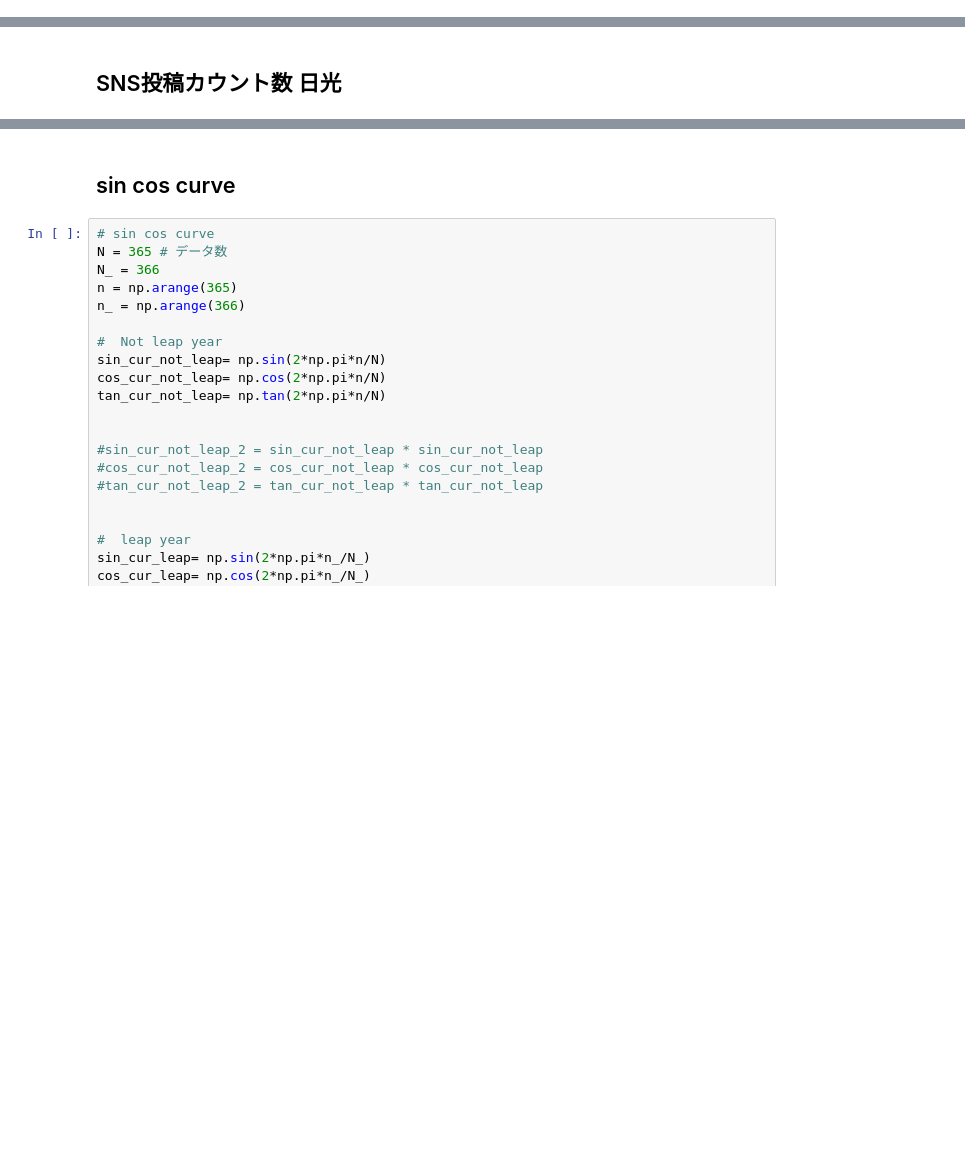
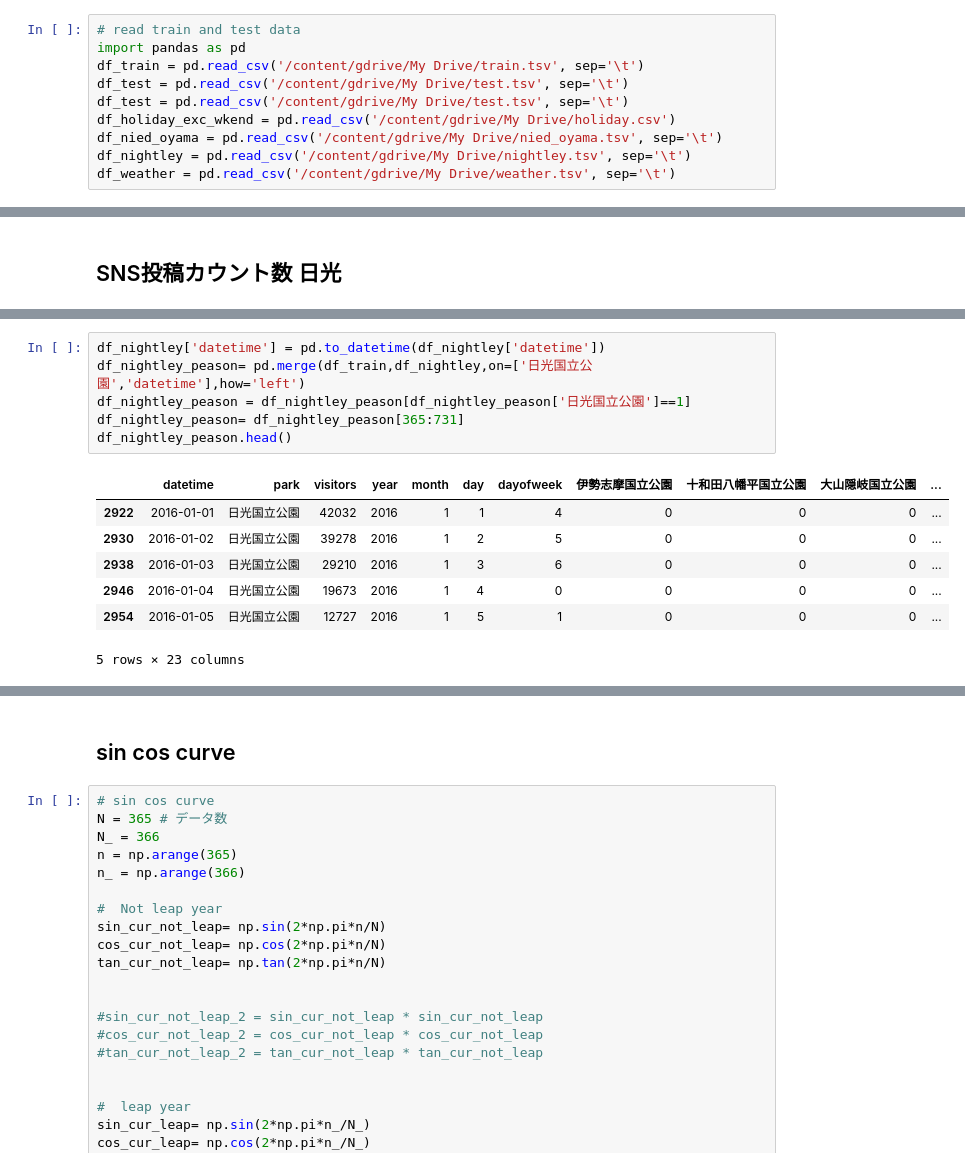
Before and after one commit to TaigoKuriyama/national_park_prediction, a Jupyter notebook: notebook/preprocess.ipynb, the cells around one changed output, grey strips where cells are left out. Cells and saved outputs as stored; diff of their text form; blank space fills up the shorter version.

```diff
--- a/notebook/preprocess.ipynb
+++ b/notebook/preprocess.ipynb
@@ -8 +9,11 @@ Saving holiday.csv to holiday.csv
+# %%
+# read train and test data
+import pandas as pd
+df_train = pd.read_csv('/content/gdrive/My Drive/train.tsv', sep='\t')
+df_test = pd.read_csv('/content/gdrive/My Drive/test.tsv', sep='\t')
+df_test = pd.read_csv('/content/gdrive/My Drive/test.tsv', sep='\t')
+df_holiday_exc_wkend = pd.read_csv('/content/gdrive/My Drive/holiday.csv')
+df_nied_oyama = pd.read_csv('/content/gdrive/My Drive/nied_oyama.tsv', sep='\t')
+df_nightley = pd.read_csv('/content/gdrive/My Drive/nightley.tsv', sep='\t')
+df_weather = pd.read_csv('/content/gdrive/My Drive/weather.tsv', sep='\t')
 # %%
@@ -169,0 +163,14 @@ sns.jointplot('Japan_count_ystday', 'visitors', data=df_nightley_2016)
+# %%
+df_nightley['datetime'] = pd.to_datetime(df_nightley['datetime'])
+df_nightley_peason= pd.merge(df_train,df_nightley,on=['日光国立公園','datetime'],how='left')
+df_nightley_peason = df_nightley_peason[df_nightley_peason['日光国立公園']==1]
+df_nightley_peason= df_nightley_peason[365:731]
+df_nightley_peason.head()
+# %% [output]
+|  | datetime | park | visitors | year | month | day | dayofweek | 伊勢志摩国立公園 | 十和田八幡平国立公園 | 大山隠岐国立公園 | ... |
+| 2922 | 2016-01-01 | 日光国立公園 | 42032 | 2016 | 1 | 1 | 4 | 0 | 0 | 0 | ... |
+| 2930 | 2016-01-02 | 日光国立公園 | 39278 | 2016 | 1 | 2 | 5 | 0 | 0 | 0 | ... |
+| 2938 | 2016-01-03 | 日光国立公園 | 29210 | 2016 | 1 | 3 | 6 | 0 | 0 | 0 | ... |
+| 2946 | 2016-01-04 | 日光国立公園 | 19673 | 2016 | 1 | 4 | 0 | 0 | 0 | 0 | ... |
+| 2954 | 2016-01-05 | 日光国立公園 | 12727 | 2016 | 1 | 5 | 1 | 0 | 0 | 0 | ... |
+5 rows × 23 columns
```
Also changed, not shown: parts of 56 cells of this notebook.
